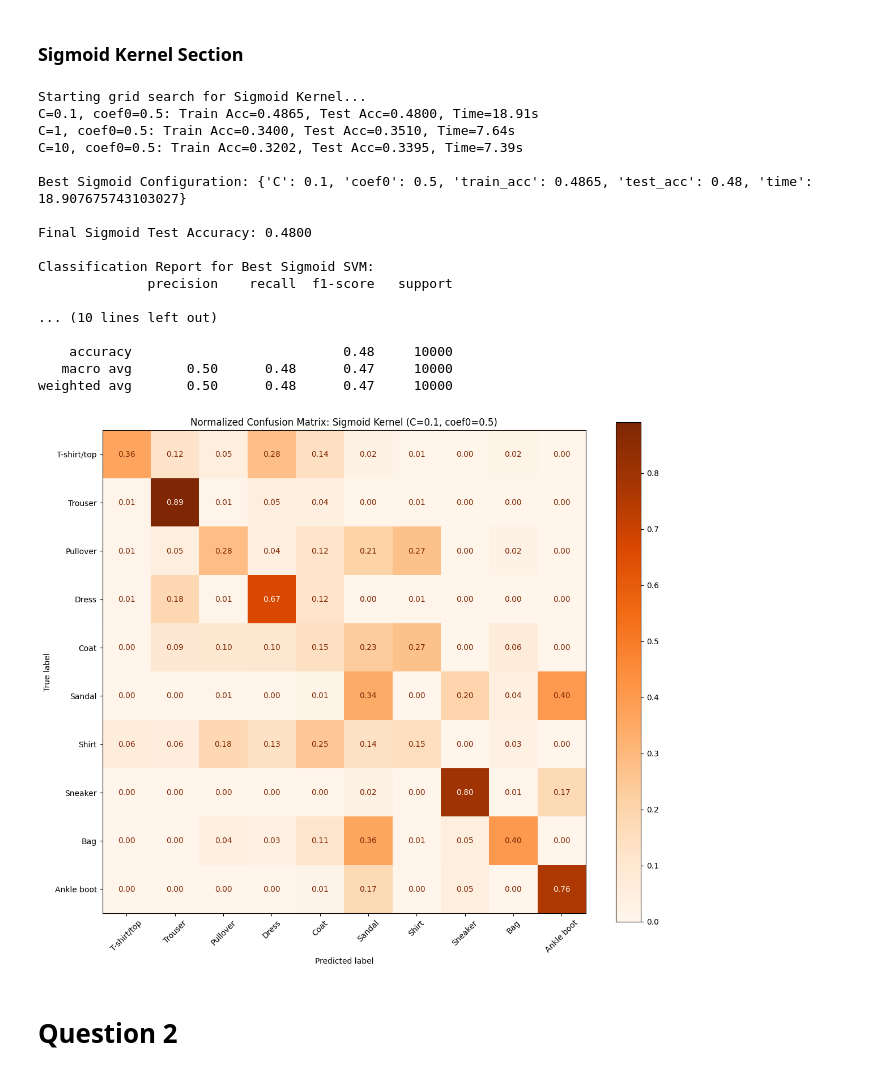
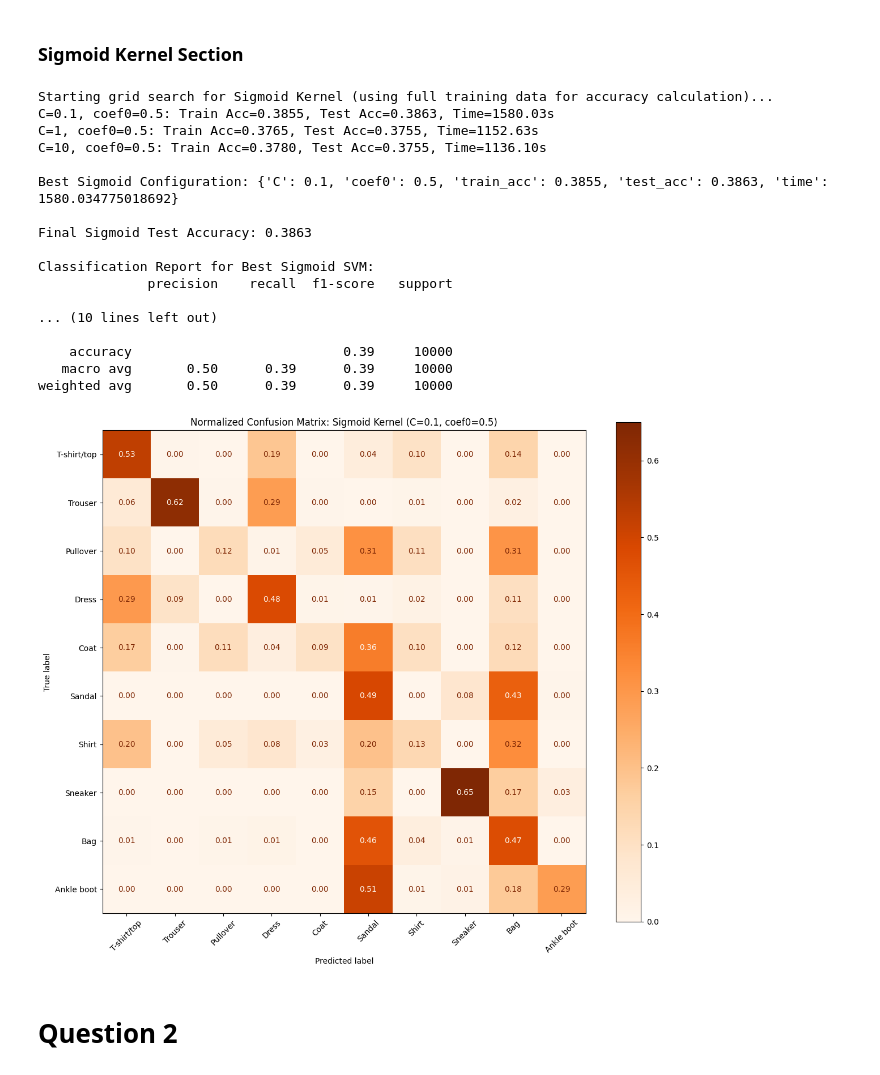
Before and after one commit to snig-17/COMP0014, a Jupyter notebook: COMP0014_Final_Coursework_Submission.ipynb, the cells around one changed output. Saved outputs shown, nothing was run; the diff lists cells and outputs as text; code cells hidden in the pictures.

```diff
--- a/COMP0014_Final_Coursework_Submission.ipynb
+++ b/COMP0014_Final_Coursework_Submission.ipynb
@@ -322,25 +243,21 @@ weighted avg       0.84      0.84      0.84     10000
 # %% [markdown]
 ### Polynomial Kernel Section
 # %%
-import time
-import matplotlib.pyplot as plt
-from sklearn import svm, metrics
-
 # 1. Define results list and parameters
 poly_results = []
 C_values = [0.1, 1, 10]
 degrees = [3, 4]
 
 # 2-3. Grid search for Polynomial SVM
-print('Starting grid search for Polynomial Kernel...')
+print('Starting grid search for Polynomial Kernel (using full training data for accuracy calculation)...')
 for C in C_values:
     for deg in degrees:
         clf = svm.SVC(kernel='poly', C=C, degree=deg, gamma='scale')
         start_time = time.time()
-        clf.fit(x_train_mini, y_train_mini)
+        clf.fit(x_train, y_train) # Use full x_train and y_train
         elapsed_time = time.time() - start_time
 
-        train_acc = clf.score(x_train_mini, y_train_mini)
+        train_acc = clf.score(x_train, y_train) # Use full x_train and y_train for scoring
         test_acc = clf.score(x_test, y_test)
 
         poly_results.append({
@@ -356,9 +273,9 @@ for C in C_values:
 best_poly = get_best(poly_results)
 print(f'\nBest Polynomial Configuration: {best_poly}')
 
-# 5. Train final model with optimal parameters
+# 5. Train final model with optimal parameters (using full training data for the final model)
 final_poly_clf = svm.SVC(kernel='poly', C=best_poly['C'], degree=best_poly['degree'], gamma='scale')
-final_poly_clf.fit(x_train_mini, y_train_mini)
+final_poly_clf.fit(x_train, y_train)
 poly_predicted = final_poly_clf.predict(x_test)
 
 # 6. Display test accuracy and classification report
@@ -397,10 +314,6 @@ weighted avg       0.83      0.82      0.82     10000
 # %% [markdown]
 ### RBF Kernel Section
 # %%
-import time
-import matplotlib.pyplot as plt
-from sklearn import svm, metrics
-
 # 1. Initialize results list
 rbf_results = []
 
@@ -409,15 +322,15 @@ C_values = [0.1, 1, 10]
 gamma_values = ['scale', 0.01]
 
 # 3-5. Nested loop for Grid Search
-print('Starting grid search for RBF Kernel...')
+print('Starting grid search for RBF Kernel (using full training data for accuracy calculation)...')
 for C in C_values:
     for gamma in gamma_values:
         clf = svm.SVC(kernel='rbf', C=C, gamma=gamma)
         start_time = time.time()
-        clf.fit(x_train_mini, y_train_mini)
+        clf.fit(x_train, y_train) # Use full x_train and y_train
         elapsed_time = time.time() - start_time
 
-        train_acc = clf.score(x_train_mini, y_train_mini)
+        train_acc = clf.score(x_train, y_train) # Use full x_train and y_train for scoring
         test_acc = clf.score(x_test, y_test)
 
         rbf_results.append({
@@ -433,9 +346,9 @@ for C in C_values:
 best_rbf = get_best(rbf_results)
 print(f'\nBest RBF Configuration: {best_rbf}')
 
-# 7. Train final model with optimal parameters
+# 7. Train final model with optimal parameters (using full training data for the final model)
 final_rbf_clf = svm.SVC(kernel='rbf', C=best_rbf['C'], gamma=best_rbf['gamma'])
-final_rbf_clf.fit(x_train_mini, y_train_mini)
+final_rbf_clf.fit(x_train, y_train)
 rbf_predicted = final_rbf_clf.predict(x_test)
 
 # 8. Print detailed classification report
@@ -472,10 +385,6 @@ weighted avg       0.86      0.86      0.86     10000
 # %% [markdown]
 ### Sigmoid Kernel Section
 # %%
-import time
-import matplotlib.pyplot as plt
-from sklearn import svm, metrics
-
 # 1. Initialize results list
 sigmoid_results = []
 
@@ -484,14 +393,14 @@ C_values = [0.1, 1, 10]
 coef0_val = 0.5
 
 # 3-5. Grid search for Sigmoid SVM
-print('Starting grid search for Sigmoid Kernel...')
+print('Starting grid search for Sigmoid Kernel (using full training data for accuracy calculation)...')
 for C in C_values:
     clf = svm.SVC(kernel='sigmoid', C=C, coef0=coef0_val, gamma='scale')
     start_time = time.time()
-    clf.fit(x_train_mini, y_train_mini)
+    clf.fit(x_train, y_train) # Use full x_train and y_train
     elapsed_time = time.time() - start_time
 
-    train_acc = clf.score(x_train_mini, y_train_mini)
+    train_acc = clf.score(x_train, y_train) # Use full x_train and y_train for scoring
     test_acc = clf.score(x_test, y_test)
 
     sigmoid_results.append({
@@ -506,45 +415,45 @@ for C in C_values:
 # 6. Identify the best configuration
 best_sigmoid = get_best(sigmoid_results)
 print(f'\nBest Sigmoid Configuration: {best_sigmoid}')
 
-# 7. Train final model with optimal parameters
+# 7. Train final model with optimal parameters (using full training data for the final model)
 final_sigmoid_clf = svm.SVC(kernel='sigmoid', C=best_sigmoid['C'], coef0=best_sigmoid['coef0'], gamma='scale')
-final_sigmoid_clf.fit(x_train_mini, y_train_mini)
+final_sigmoid_clf.fit(x_train, y_train)
 sigmoid_predicted = final_sigmoid_clf.predict(x_test)
 
 # 8. Print test accuracy and detailed classification report
 final_test_acc = final_sigmoid_clf.score(x_test, y_test)
 print(f'\nFinal Sigmoid Test Accuracy: {final_test_acc:.4f}')
 print('\nClassification Report for Best Sigmoid SVM:')
 print(metrics.classification_report(y_test, sigmoid_predicted, target_names=class_names))
 
 # 9. Compute and display normalized confusion matrix
 cm_sigmoid = metrics.confusion_matrix(y_test, sigmoid_predicted, normalize='true')
 fig, ax = plt.subplots(figsize=(12, 10))
 cm_display = metrics.ConfusionMatrixDisplay(confusion_matrix=cm_sigmoid, display_labels=class_names)
 cm_display.plot(values_format='.2f', ax=ax, xticks_rotation=45, cmap='Oranges')
 plt.title(f'Normalized Confusion Matrix: Sigmoid Kernel (C={best_sigmoid["C"]}, coef0={best_sigmoid["coef0"]})')
 plt.tight_layout()
 plt.show()
 # %% [output]
-Starting grid search for Sigmoid Kernel...
-C=0.1, coef0=0.5: Train Acc=0.4865, Test Acc=0.4800, Time=18.91s
-C=1, coef0=0.5: Train Acc=0.3400, Test Acc=0.3510, Time=7.64s
-C=10, coef0=0.5: Train Acc=0.3202, Test Acc=0.3395, Time=7.39s
+Starting grid search for Sigmoid Kernel (using full training data for accuracy calculation)...
+C=0.1, coef0=0.5: Train Acc=0.3855, Test Acc=0.3863, Time=1580.03s
+C=1, coef0=0.5: Train Acc=0.3765, Test Acc=0.3755, Time=1152.63s
+C=10, coef0=0.5: Train Acc=0.3780, Test Acc=0.3755, Time=1136.10s
 
-Best Sigmoid Configuration: {'C': 0.1, 'coef0': 0.5, 'train_acc': 0.4865, 'test_acc': 0.48, 'time': 18.907675743103027}
+Best Sigmoid Configuration: {'C': 0.1, 'coef0': 0.5, 'train_acc': 0.3855, 'test_acc': 0.3863, 'time': 1580.034775018692}
 
-Final Sigmoid Test Accuracy: 0.4800
+Final Sigmoid Test Accuracy: 0.3863
 
 Classification Report for Best Sigmoid SVM:
               precision    recall  f1-score   support
 
 ... (10 lines left out)
 
-    accuracy                           0.48     10000
-   macro avg       0.50      0.48      0.47     10000
-weighted avg       0.50      0.48      0.47     10000
+    accuracy                           0.39     10000
+   macro avg       0.50      0.39      0.39     10000
+weighted avg       0.50      0.39      0.39     10000
-[figure, old version]
+[figure, new version]
 # %% [markdown]
 # Question 2
 # %% [markdown]
```
Also changed, not shown: parts of 6 cells of this notebook.
